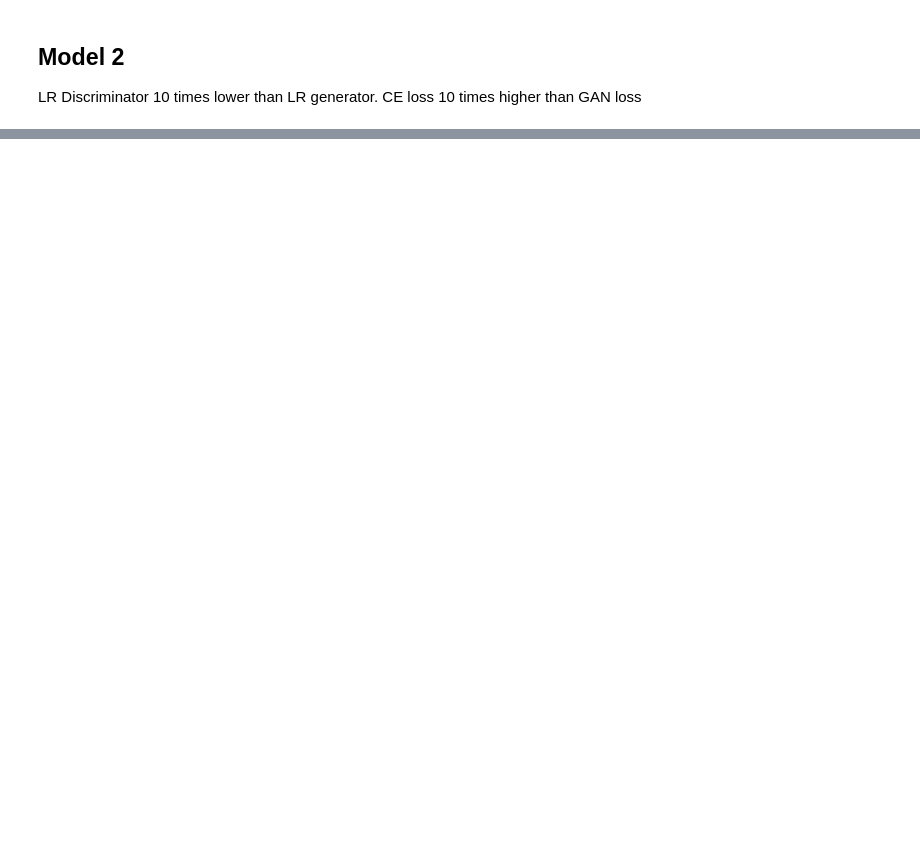
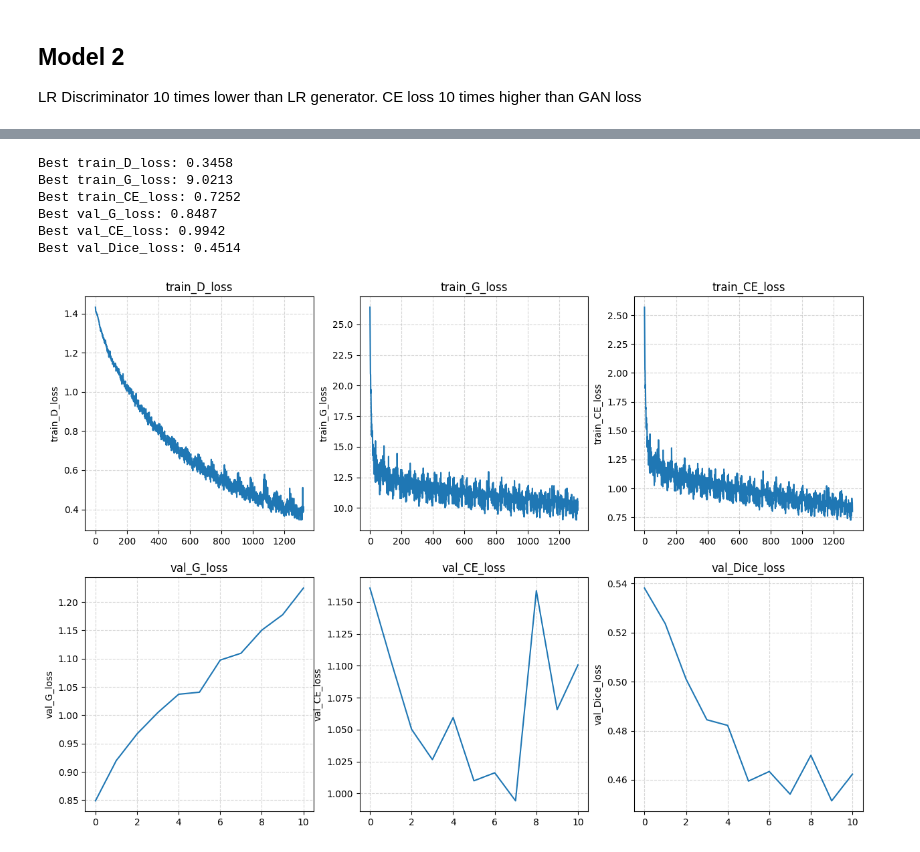
Before and after one commit to paolodc5/CMR_synthesis, a Jupyter notebook: eval.ipynb, the cells around one changed output, grey strips where cells are left out. Drawn from its saved outputs; the diff is of its cells as text; code cells hidden in the pictures; blank space fills up the shorter version.

Commit message:
updated multiscale with perceptual loss

```diff
--- a/eval.ipynb
+++ b/eval.ipynb
@@ -261,0 +265,80 @@ Error:
+# %%
+dir_name = 'experiments/20260210_1347_MT_multiscale_discriminator'
+# %%
+if os.path.exists(dir_name):
+    if os.path.isfile(dir_name + "/config.json") or os.path.isfile(dir_name + "/metrics_history.json"):
+        with open(f"{dir_name}/config.json", "r") as f:
+            training_config = json.load(f)
+
+        with open(f"{dir_name}/metrics_history.json", "r") as f:
+            metrics_history = json.load(f)
+
+    if os.path.isfile(dir_name + "/train_val_split.json"):
+        with open(f"{dir_name}/train_val_split.json", "r") as f:
+            train_val_split = json.load(f)
+
+
+# plot metrics
+fig, ax = plt.subplots(2, len(metrics_history)//2, figsize=(15, 10))
+
+ax = ax.flatten()
+for i, (metric_name, metric_values) in enumerate(metrics_history.items()):
+    if metric_name == 'current_step':
+        break
+    ax[i].plot(metric_values)
+    ax[i].set_title(metric_name)
+    ax[i].set_ylabel(metric_name)
+    ax[i].grid(linestyle='--', alpha=0.5)
+
+for metric_name, metric_values in metrics_history.items():
+    if metric_name == 'current_step':
+        continue
+    best_value = max(metric_values) if 'loss' not in metric_name else min(metric_values)
+    print(f"Best {metric_name}: {best_value:.4f}")
+
+
+# Val indices
+val_indices = train_val_split['val_indices']
+val_dataset = MultiTissueDataset({k: v[val_indices] for k, v in data_concat.items()})
+dataloader = DataLoader(val_dataset, batch_size=8, shuffle=True)
+
+batch = next(iter(dataloader))
+
+
+# Predictions
+gen = UNetGan(in_ch=4, num_classes=12, dropout_p=0.3).to(device)
+gen.load_state_dict(torch.load(dir_name+"/best_generator.pth", weights_only=True))
+gen.eval()
+
+with torch.no_grad():
+    input_label = batch['input_label'].to(device)
+    multi_tissue_masks = batch['multiClassMask'].to(device)
+    output = gen(input_label)
+
+
+
+# Plot images
+fig, ax = plt.subplots(len(batch['input_label']), 2, figsize=(8, 24))
+
+for i in range(len(batch['input_label'])):
+    ax[i, 0].imshow(multi_tissue_masks[i].cpu().numpy(), cmap='gray')
+    ax[i, 0].set_title('Ground Truth Mask')
+    ax[i, 0].axis('off')
+
+    output_mask = torch.argmax(output[i], dim=0).cpu().numpy()
+    ax[i, 1].imshow(output_mask, cmap='gray')
+    ax[i, 1].set_title('Generated Mask')
+    ax[i, 1].axis('off')
+
+plt.tight_layout()
+plt.show()
+
+training_config
+# %% [output]
+Best train_D_loss: 0.3458
+Best train_G_loss: 9.0213
+Best train_CE_loss: 0.7252
+Best val_G_loss: 0.8487
+Best val_CE_loss: 0.9942
+Best val_Dice_loss: 0.4514
+[figure, added]
```
Also changed, not shown: parts of 5 cells of this notebook, 4 other files.
